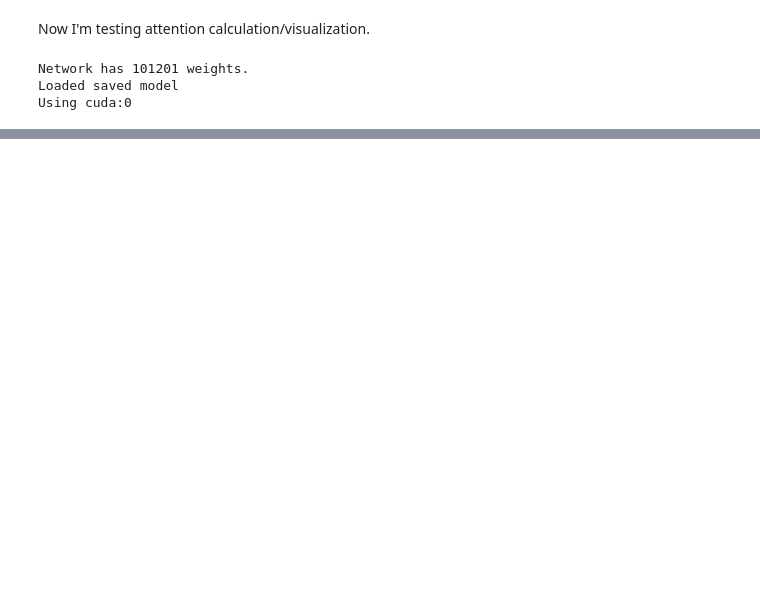
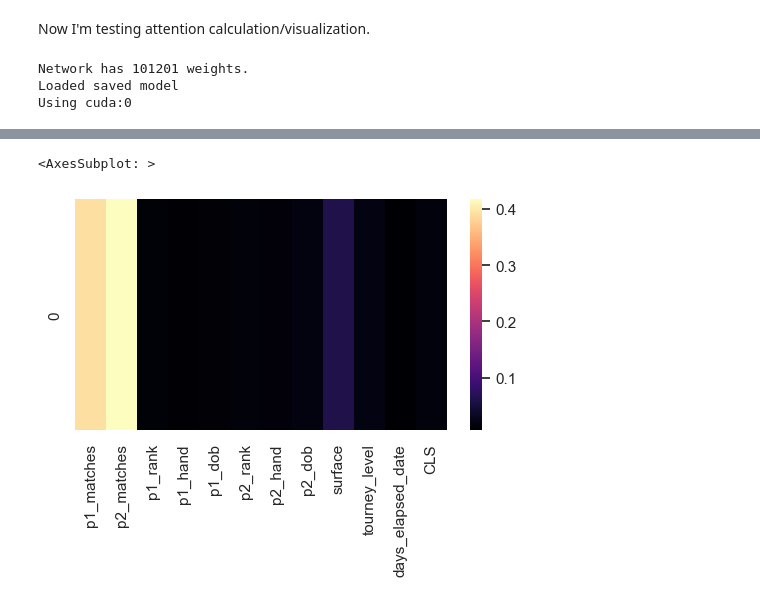
Before and after one commit to DoubleSec/washed-net, a Jupyter notebook: dev_notebooks/hybrid_data_testing.ipynb, the cells around one changed output, grey strips where cells are left out. Drawn from its saved outputs; the diff is of its cells as text; code cells hidden in the pictures; blank space fills up the shorter version.

```diff
--- a/dev_notebooks/hybrid_data_testing.ipynb
+++ b/dev_notebooks/hybrid_data_testing.ipynb
@@ -185,0 +198,14 @@ sns.heatmap(data=total_weight.cpu().detach(), xticklabels=whole_net.name_positio
+# %%
+# Condense the match histories into single positions
+
+p1_total = total_weight[:, 0:30].sum(dim=1, keepdim=True)
+p2_total = total_weight[:, 30:60].sum(dim=1, keepdim=True)
+
+aggregated_attention = torch.cat([p1_total, p2_total, total_weight[:, 60:]], dim=1)
+labels = ["p1_matches", "p2_matches"] + whole_net.name_positions()[-10:]
+
+sns.set(rc={'figure.figsize':(6, 3)})
+sns.heatmap(data=aggregated_attention.cpu().detach(), xticklabels=labels, cmap="magma")
+# %% [output]
+<AxesSubplot: >
+[figure, added]
```
Also changed, not shown: parts of 5 cells of this notebook, 2 other files.
